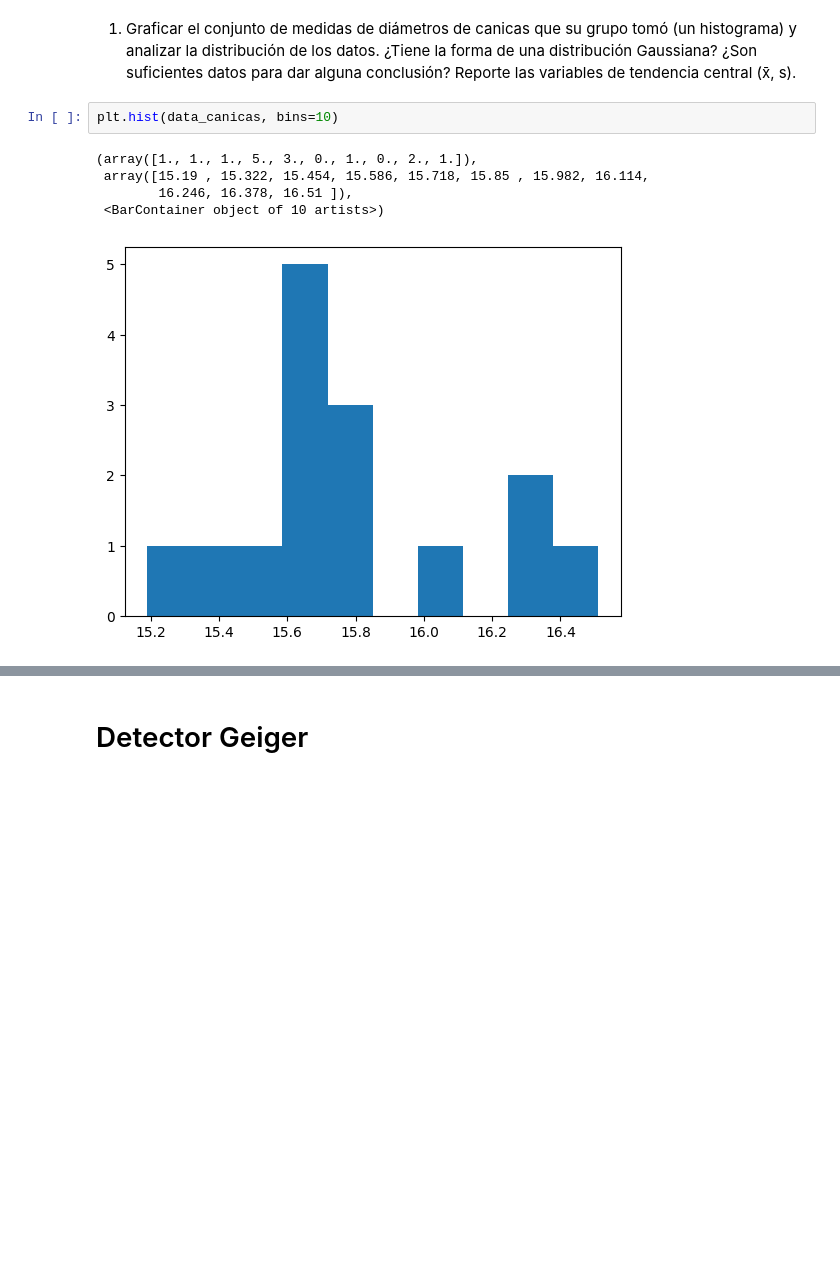
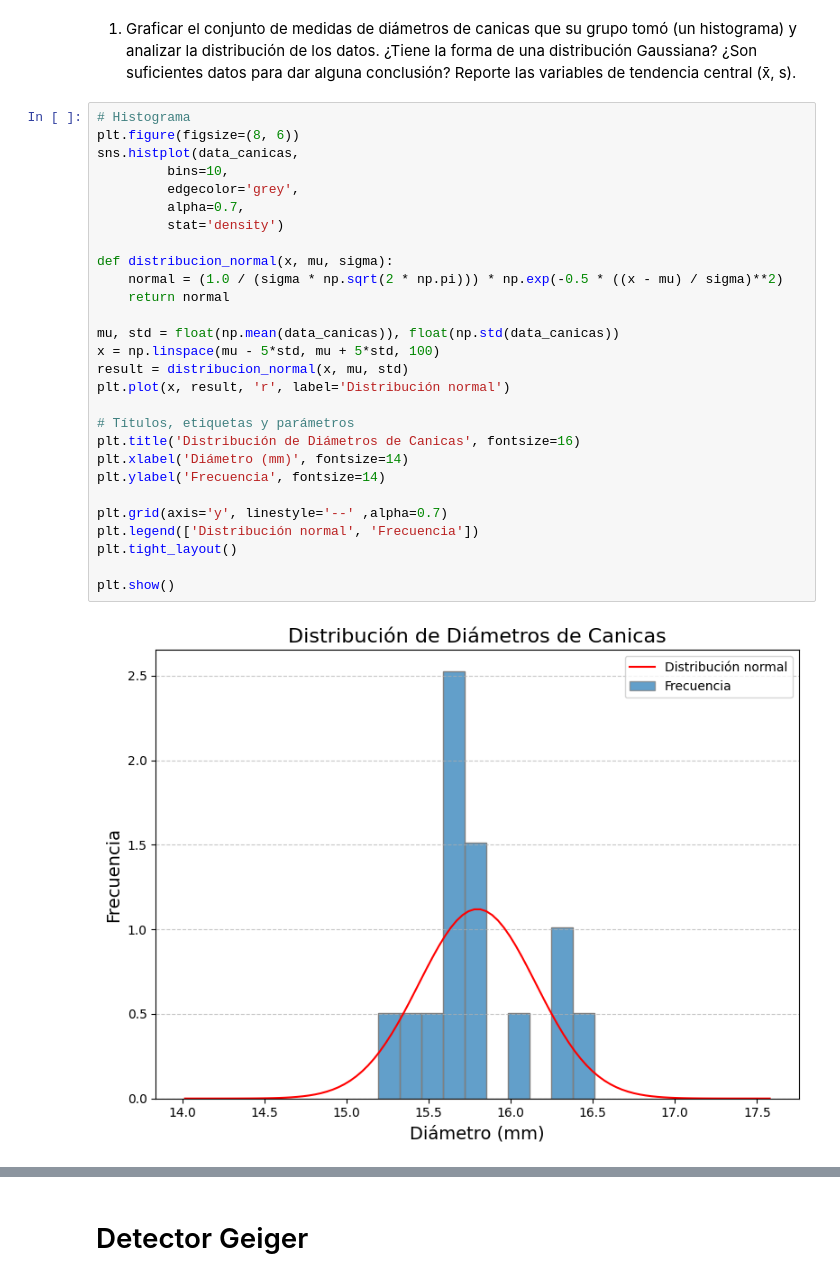
Before and after one commit to JD314/fisica_experimental, a Jupyter notebook: estiven/notebooks/tarea_1_geiger.ipynb, the cells around one changed output, grey strips where cells are left out. Drawn from its saved outputs; the diff is of its cells as text; blank space fills up the shorter version.

```diff
--- a/estiven/notebooks/tarea_1_geiger.ipynb
+++ b/estiven/notebooks/tarea_1_geiger.ipynb
@@ -23,10 +28,32 @@ data_canicas.head()
 # %% [markdown]
 1. Graficar el conjunto de medidas de diámetros de canicas que su grupo tomó (un histograma) y analizar la distribución de los datos. ¿Tiene la forma de una distribución Gaussiana? ¿Son suficientes datos para dar alguna conclusión? Reporte las variables de tendencia central (x̄, s).
-# %%
-plt.hist(data_canicas, bins=10)
-# %% [output]
-(array([1., 1., 1., 5., 3., 0., 1., 0., 2., 1.]),
- array([15.19 , 15.322, 15.454, 15.586, 15.718, 15.85 , 15.982, 16.114,
-        16.246, 16.378, 16.51 ]),
- <BarContainer object of 10 artists>)
-[figure, removed]
+# %%
+# Histograma
+plt.figure(figsize=(8, 6))
+sns.histplot(data_canicas,
+         bins=10,
+         edgecolor='grey',
+         alpha=0.7,
+         stat='density')
+
+def distribucion_normal(x, mu, sigma):
+    normal = (1.0 / (sigma * np.sqrt(2 * np.pi))) * np.exp(-0.5 * ((x - mu) / sigma)**2)
+    return normal
+
+mu, std = float(np.mean(data_canicas)), float(np.std(data_canicas))
+x = np.linspace(mu - 5*std, mu + 5*std, 100)
+result = distribucion_normal(x, mu, std)
+plt.plot(x, result, 'r', label='Distribución normal')
+
+# Títulos, etiquetas y parámetros
+plt.title('Distribución de Diámetros de Canicas', fontsize=16)
+plt.xlabel('Diámetro (mm)', fontsize=14)
+plt.ylabel('Frecuencia', fontsize=14)
+
+plt.grid(axis='y', linestyle='--' ,alpha=0.7)
+plt.legend(['Distribución normal', 'Frecuencia'])
+plt.tight_layout()
+
+plt.show()
+# %% [output]
+[figure, added]
```
Also changed, not shown: parts of 23 cells of this notebook, 1 other file.
